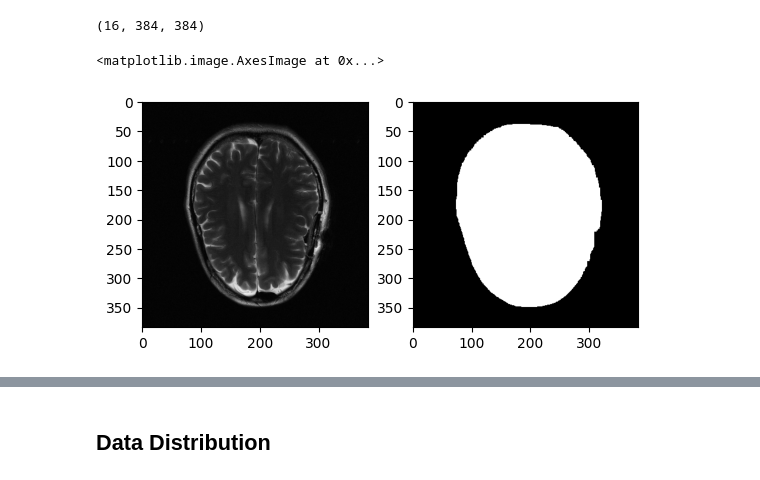
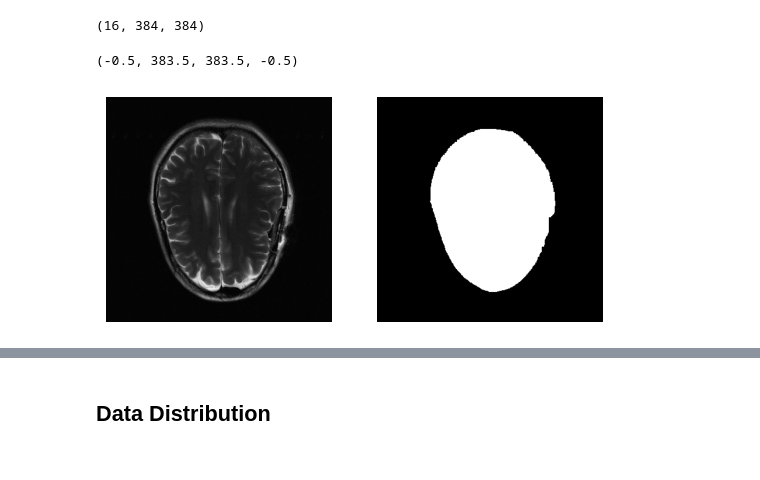
Before and after one commit to B0neh3ad/FastMRI_2024_shasha, a Jupyter notebook: eda.ipynb, the cells around one changed output, grey strips where cells are left out. Cells and saved outputs as stored; diff of their text form; code cells hidden in the pictures.

```diff
--- a/eda.ipynb
+++ b/eda.ipynb
@@ -394,17 +378,19 @@ print(img_label.shape)
 # %%
 target = img_label[5]
 
 mask = np.zeros(target.shape)
 plt.subplot(1, 2, 1)
 plt.imshow(target, cmap='gray')
+plt.axis('off')
 
 mask[target > 5e-5] = 1
 kernel = np.ones((3, 3), np.uint8)
 mask = cv2.erode(mask, kernel, iterations=1)
 mask = cv2.dilate(mask, kernel, iterations=15)
-mask = cv2.erode(mask, kernel, iterations=14)
+mask = cv2.erode(mask, kernel, iterations=30)
 plt.subplot(1, 2, 2)
 plt.imshow(mask, cmap='gray')
+plt.axis('off')
 # %% [output]
-<matplotlib.image.AxesImage at 0x...>
+(-0.5, 383.5, 383.5, -0.5)
-[figure, old version]
+[figure, new version]
```
Also changed, not shown: parts of 12 cells of this notebook, 1 other file.
